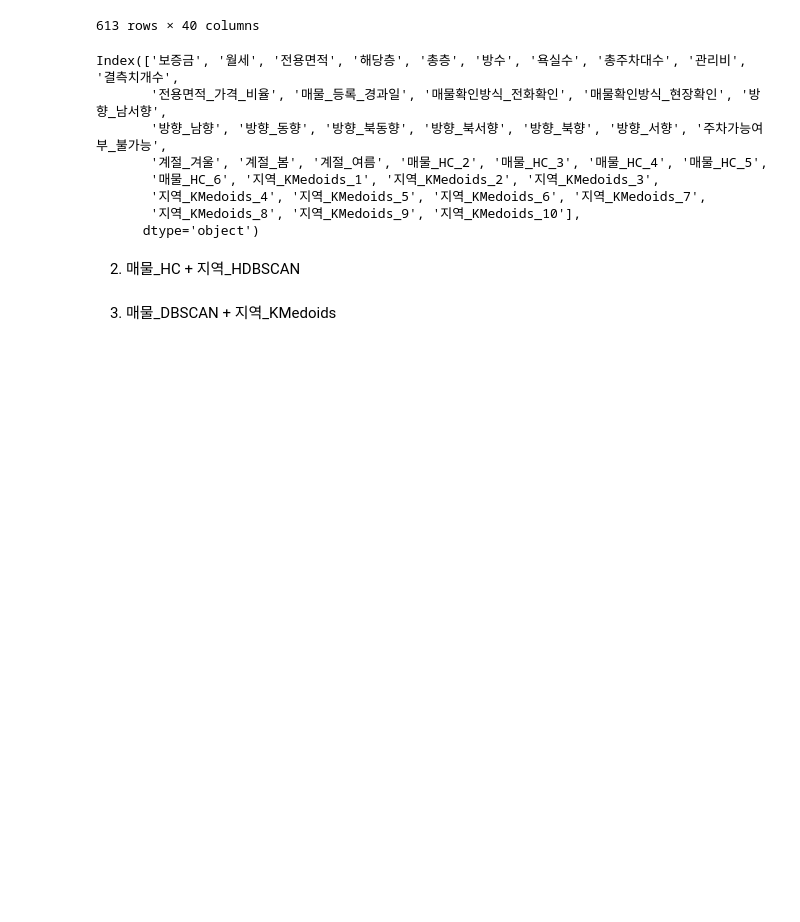
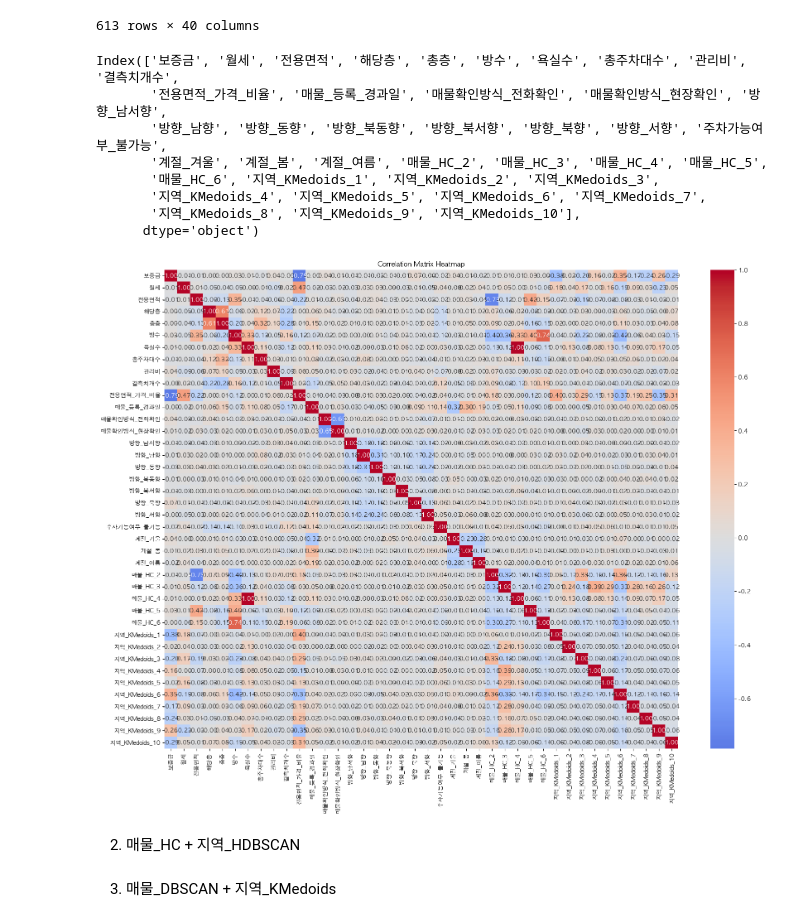
Before and after one commit to kimminyoung0/RealCheck_web, a Jupyter notebook: modeling/012-데이터전처리_Train&Predict_HC_KMedoids-결측치개수컬럼.ipynb, the cells around one changed output. Cells and saved outputs as stored; diff of their text form; code cells hidden in the pictures; blank space fills up the shorter version.

```diff
--- a/modeling/012-데이터전처리_Train&Predict_HC_KMedoids-결측치개수컬럼.ipynb
+++ b/modeling/012-데이터전처리_Train&Predict_HC_KMedoids-결측치개수컬럼.ipynb
@@ -41,8 +41,8 @@ elif platform.system() == 'Linux':
 
 plt.rcParams['axes.unicode_minus'] = False
 # %%
-train = pd.read_csv('./data/train.csv')
-test = pd.read_csv('./data/test.csv')
+train = pd.read_csv('../data/train.csv')
+test = pd.read_csv('../data/test.csv')
 # %% [markdown]
 # Data Preprocessing
 # %% [markdown]
@@ -608,3 +608,15 @@ Index(['보증금', '월세', '전용면적', '해당층', '총층', '방수', '
        '지역_KMedoids_4', '지역_KMedoids_5', '지역_KMedoids_6', '지역_KMedoids_7',
        '지역_KMedoids_8', '지역_KMedoids_9', '지역_KMedoids_10'],
       dtype='object')
+# %%
+train_cor_df = train_x.select_dtypes(include=[np.number])
+correlation_matrix = train_cor_df.corr(method='spearman')
+
+# 히트맵 생성
+plt.figure(figsize=(20, 15))
+sns.heatmap(correlation_matrix, annot=True, fmt=".2f", cmap="coolwarm", cbar=True, center = 0)
+plt.title("Correlation Matrix Heatmap")
+plt.savefig("../image/correlation_matrix_heatmap_spearman__012train_x다중공선성확인_250227.png", dpi=300, bbox_inches='tight')
+plt.show()
+# %% [output]
+[figure, added]
```
Also changed, not shown: parts of 41 cells of this notebook, 9 other files.
